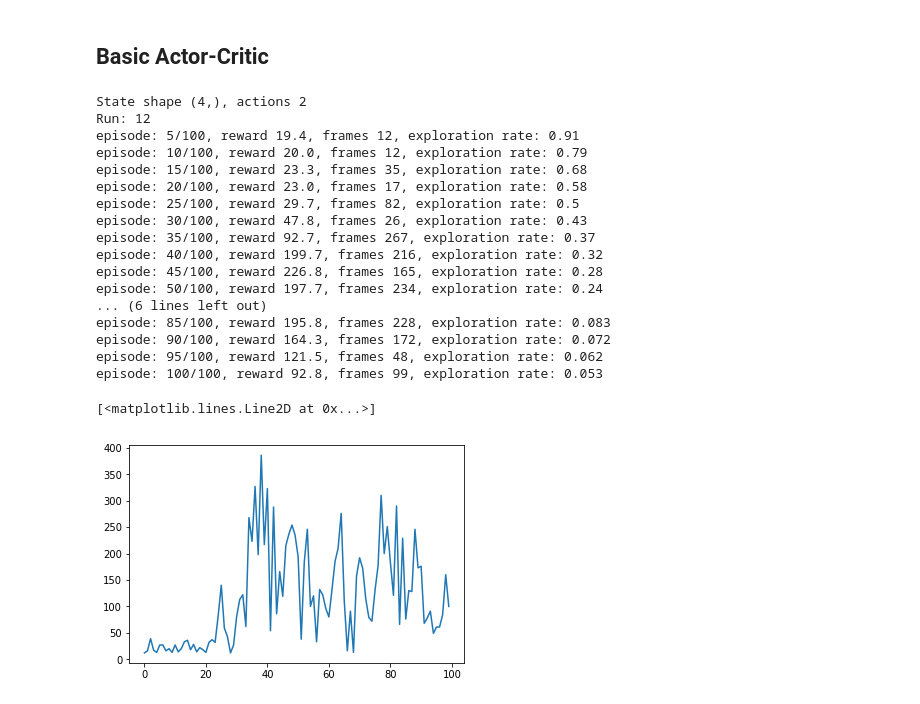
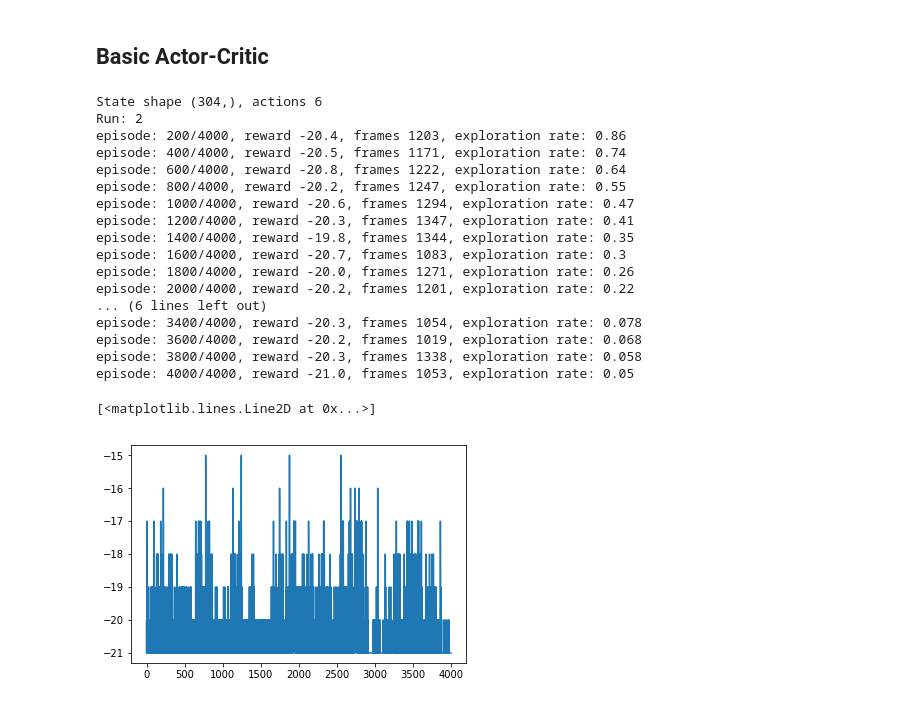
Before and after one commit to omikad/studying-ml, a Jupyter notebook: RL/actor_critic.ipynb, the cells around one changed output. Saved outputs shown, nothing was run; the diff lists cells and outputs as text; code cells hidden in the pictures.

```diff
--- a/RL/actor_critic.ipynb
+++ b/RL/actor_critic.ipynb
@@ -20,8 +23,8 @@ run_name = 0
 # %%
 # print(env.spec.max_episode_steps)
 
-env = gym.make('CartPole-v1')
-env.my_preprocess_input = lambda x: x
+# env = gym.make('CartPole-v1')
+# env.my_preprocess_input = lambda x: x
 
 # env = gym.make('MountainCar-v0')
 # env.my_preprocess_input = lambda x: x
@@ -29,8 +32,8 @@ env.my_preprocess_input = lambda x: x
 # env = gym.make('Breakout-v0')
 # env.my_preprocess_input = preprocess_input_breakout_v0
 
-# env = gym.make('Pong-v0')
-# env.my_preprocess_input = preprocess_input_pong_v0
+env = gym.make('Pong-v0')
+env.my_preprocess_input = preprocess_input_pong_v0
 
 # env.render(close=True)
 # plt.imshow(env.render('rgb_array'))
@@ -142,47 +145,47 @@ class ActorCriticAgent:
             _ = session.run(self.critic_train_op,
                             {self.critic_x: states, self.critic_y: criticys})
 # %%
-params = LearningParameters(env, episodes_count=100)
+params = LearningParameters(env, episodes_count=4000)
 params.max_frame_in_episode = min(params.max_frame_in_episode, 10000)
 params.epsilon_min = 0.05
 
 if 'session' in locals():
     session.close()
     tf.reset_default_graph()
     if 'tf_writer' in locals():
         tf_writer.close()
 config = tf.ConfigProto(device_count = {'GPU': 0})
 session = tf.Session(config=config)
 run_name += 1
 print('Run: ' + str(run_name))
 
 agent = ActorCriticAgent(params)
 
 tf_writer = tf.summary.FileWriter('logs/run' + str(run_name), session.graph)
 
 session.run(tf.global_variables_initializer())
 
 agent, rewards = train_discounted_rewards(env, agent, params, normalize_rewards=True)
 # agent, rewards = train_reward_is_time(env, agent, params)
 # agent, rewards = train(env, agent, params)
 plt.plot(rewards)
 # %% [output]
-State shape (4,), actions 2
-Run: 12
-episode: 5/100, reward 19.4, frames 12, exploration rate: 0.91
-episode: 10/100, reward 20.0, frames 12, exploration rate: 0.79
-episode: 15/100, reward 23.3, frames 35, exploration rate: 0.68
-episode: 20/100, reward 23.0, frames 17, exploration rate: 0.58
-episode: 25/100, reward 29.7, frames 82, exploration rate: 0.5
-episode: 30/100, reward 47.8, frames 26, exploration rate: 0.43
-episode: 35/100, reward 92.7, frames 267, exploration rate: 0.37
-episode: 40/100, reward 199.7, frames 216, exploration rate: 0.32
-episode: 45/100, reward 226.8, frames 165, exploration rate: 0.28
-episode: 50/100, reward 197.7, frames 234, exploration rate: 0.24
+State shape (304,), actions 6
+Run: 2
+episode: 200/4000, reward -20.4, frames 1203, exploration rate: 0.86
+episode: 400/4000, reward -20.5, frames 1171, exploration rate: 0.74
+episode: 600/4000, reward -20.8, frames 1222, exploration rate: 0.64
+episode: 800/4000, reward -20.2, frames 1247, exploration rate: 0.55
+episode: 1000/4000, reward -20.6, frames 1294, exploration rate: 0.47
+episode: 1200/4000, reward -20.3, frames 1347, exploration rate: 0.41
+episode: 1400/4000, reward -19.8, frames 1344, exploration rate: 0.35
+episode: 1600/4000, reward -20.7, frames 1083, exploration rate: 0.3
+episode: 1800/4000, reward -20.0, frames 1271, exploration rate: 0.26
+episode: 2000/4000, reward -20.2, frames 1201, exploration rate: 0.22
 ... (6 lines left out)
-episode: 85/100, reward 195.8, frames 228, exploration rate: 0.083
-episode: 90/100, reward 164.3, frames 172, exploration rate: 0.072
-episode: 95/100, reward 121.5, frames 48, exploration rate: 0.062
-episode: 100/100, reward 92.8, frames 99, exploration rate: 0.053
+episode: 3400/4000, reward -20.3, frames 1054, exploration rate: 0.078
+episode: 3600/4000, reward -20.2, frames 1019, exploration rate: 0.068
+episode: 3800/4000, reward -20.3, frames 1338, exploration rate: 0.058
+episode: 4000/4000, reward -21.0, frames 1053, exploration rate: 0.05
 [<matplotlib.lines.Line2D at 0x...>]
-[figure, old version]
+[figure, new version]
```
Also changed, not shown: parts of 6 cells of this notebook, 14 other files.
